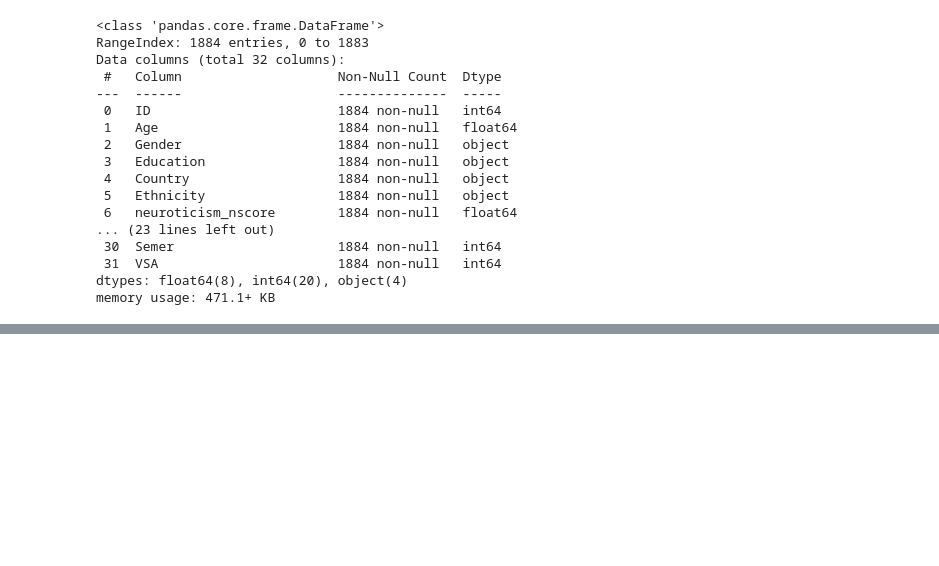
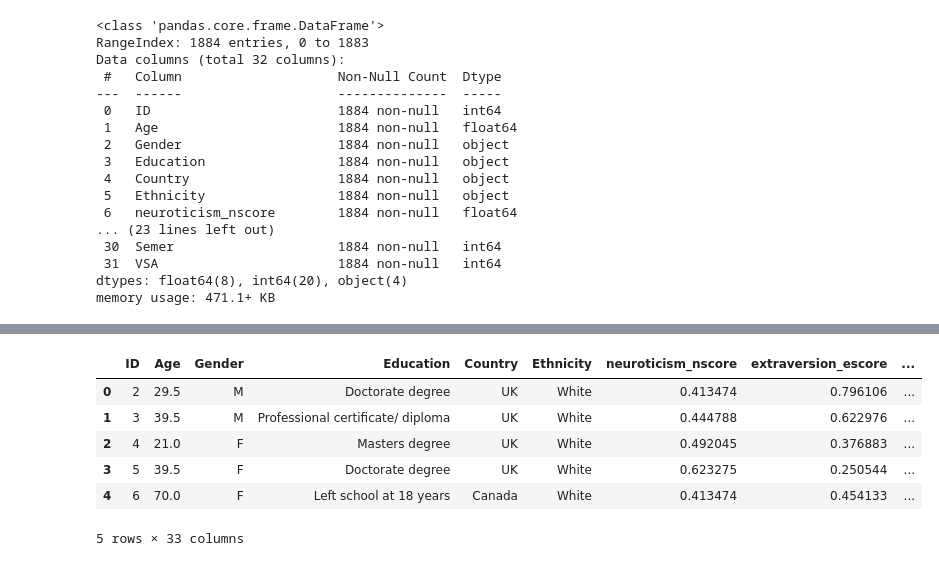
Before and after one commit to josephstar48/drug_consumption_analysis, a Jupyter notebook: notebooks/02_data_cleaning.ipynb, the cells around one changed output, grey strips where cells are left out. Saved outputs shown, nothing was run; the diff lists cells and outputs as text; code cells hidden in the pictures; blank space fills up the shorter version.

```diff
--- a/notebooks/02_data_cleaning.ipynb
+++ b/notebooks/02_data_cleaning.ipynb
@@ -156,0 +204,10 @@ cleaned_drug_df.describe()
+# %%
+added_min_max_personality_df.head()
+# %% [output]
+|  | ID | Age | Gender | Education | Country | Ethnicity | neuroticism_nscore | extraversion_escore | ... |
+| 0 | 2 | 29.5 | M | Doctorate degree | UK | White | 0.413474 | 0.796106 | ... |
+| 1 | 3 | 39.5 | M | Professional certificate/ diploma | UK | White | 0.444788 | 0.622976 | ... |
+| 2 | 4 | 21.0 | F | Masters degree | UK | White | 0.492045 | 0.376883 | ... |
+| 3 | 5 | 39.5 | F | Doctorate degree | UK | White | 0.623275 | 0.250544 | ... |
+| 4 | 6 | 70.0 | F | Left school at 18 years | Canada | White | 0.413474 | 0.454133 | ... |
+5 rows × 33 columns
```
Also changed, not shown: parts of 29 cells of this notebook, 4 other files.
